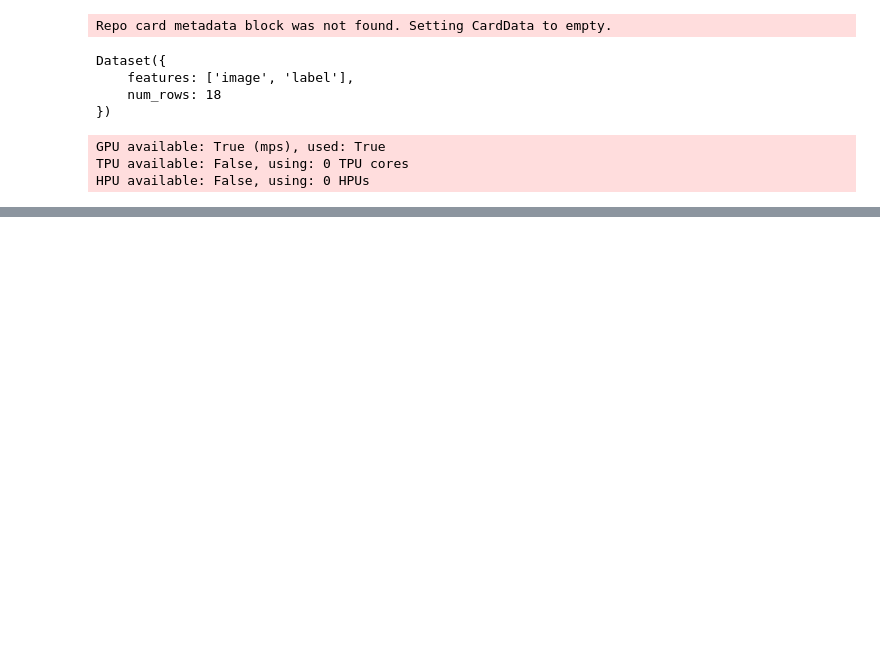
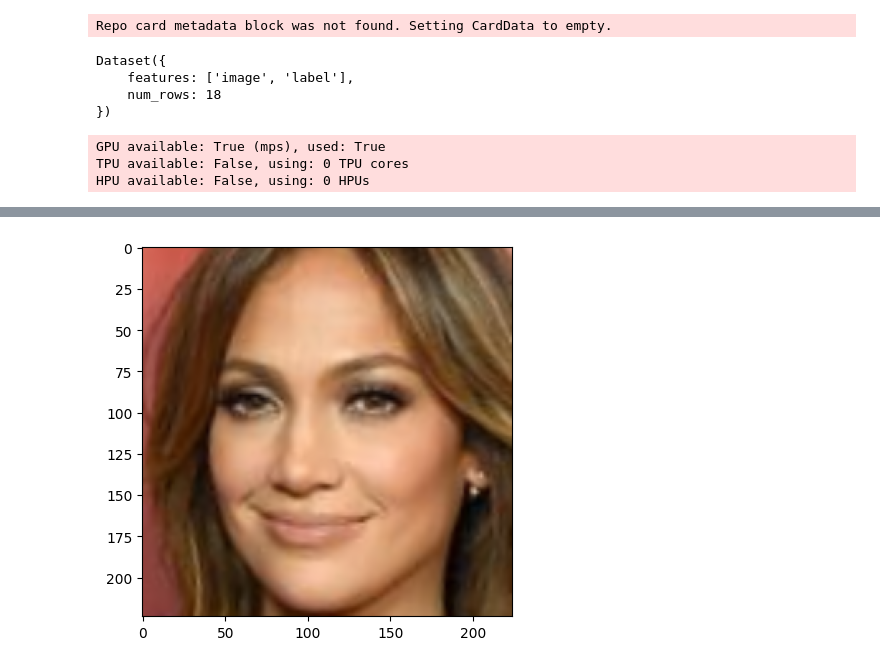
Before and after one commit to SuperrMurlocc/dlf-projekt, a Jupyter notebook: train_face_embedder.ipynb, the cells around one changed output, grey strips where cells are left out. Saved outputs shown, nothing was run; the diff lists cells and outputs as text; code cells hidden in the pictures; blank space fills up the shorter version.

```diff
--- a/train_face_embedder.ipynb
+++ b/train_face_embedder.ipynb
@@ -10,14 +10,14 @@ Dataset({
 })
 # %%
 trainer = pl.Trainer(
-    max_epochs=10,
+    max_epochs=100,
 )
 # %% [output]
 GPU available: True (mps), used: True
 TPU available: False, using: 0 TPU cores
 HPU available: False, using: 0 HPUs
 # %%
-model = Model()
+model = Model(6, embedding_dim=10)
 # %%
 trainer.fit(model, train_loader, test_loader)
 # %% [output]
@@ -41,0 +43,9 @@ TypeError: conv2d() received an invalid combination of arguments - got (str, Par
+# %%
+c = iter(test_loader)
+example = next(c)
+image = example['image']
+image = align_most_confident_face(image)
+plt.imshow(einops.rearrange(image, 'c h w -> h w c'))
+image = einops.rearrange(image, 'c h w -> 1 c h w')
+# %% [output]
+[figure, added]
```
Also changed, not shown: parts of 9 cells of this notebook, 18 other files.
